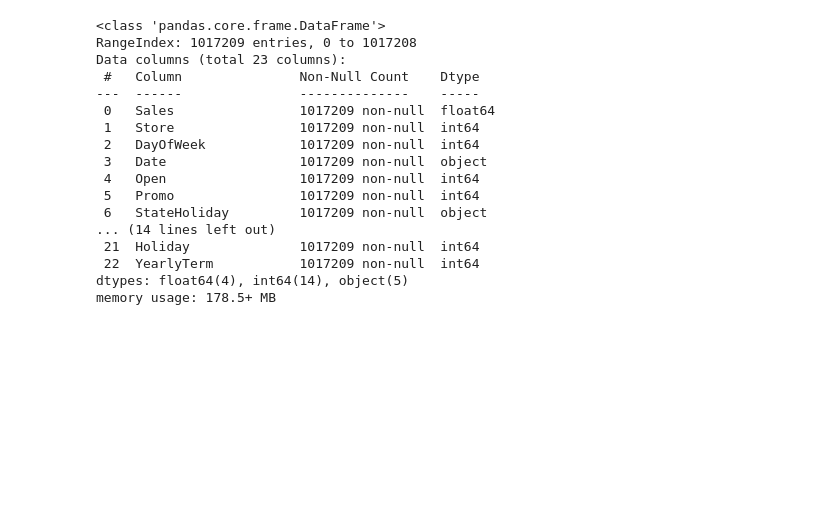
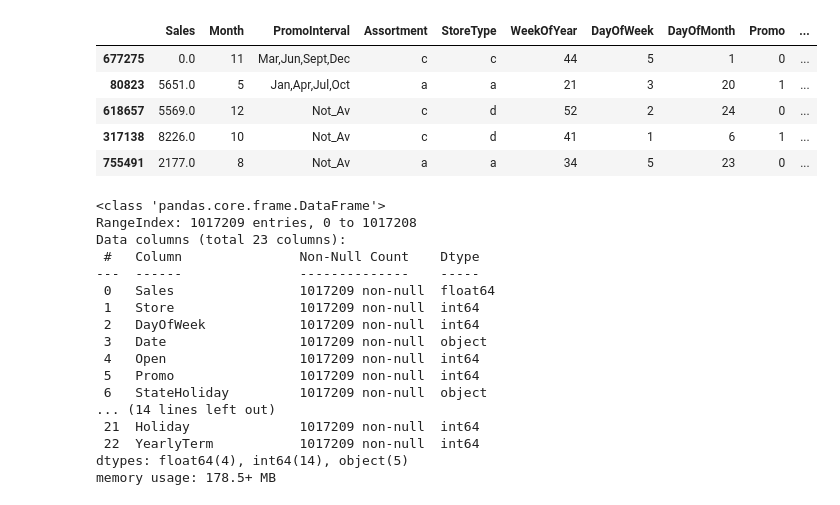
Before and after one commit to benbel376/time-series-data-sales-prediction, a Jupyter notebook: notebooks/machine_learning_modeling.ipynb, the cells around one changed output. Cells and saved outputs as stored; diff of their text form; code cells hidden in the pictures; blank space fills up the shorter version.

```diff
--- a/notebooks/machine_learning_modeling.ipynb
+++ b/notebooks/machine_learning_modeling.ipynb
@@ -33,6 +33,15 @@ DT = DataTransformer("../logs/data_model_notebook.log")
 # importing the data
 
 train = pd.read_csv("../data/train_store.csv")
+# %%
+train[["Sales", 'Month', 'PromoInterval', 'Assortment', 'StoreType','WeekOfYear', 'DayOfWeek', 'DayOfMonth', 'Promo', 'Store', 'CompetitionDistance', 'Open']].sample(50).head()
+# %% [output]
+|  | Sales | Month | PromoInterval | Assortment | StoreType | WeekOfYear | DayOfWeek | DayOfMonth | Promo | ... |
+| 677275 | 0.0 | 11 | Mar,Jun,Sept,Dec | c | c | 44 | 5 | 1 | 0 | ... |
+| 80823 | 5651.0 | 5 | Jan,Apr,Jul,Oct | a | a | 21 | 3 | 20 | 1 | ... |
+| 618657 | 5569.0 | 12 | Not_Av | c | d | 52 | 2 | 24 | 0 | ... |
+| 317138 | 8226.0 | 10 | Not_Av | c | d | 41 | 1 | 6 | 1 | ... |
+| 755491 | 2177.0 | 8 | Not_Av | a | a | 34 | 5 | 23 | 0 | ... |
 # %%
 # selecting out some features
 
```
Also changed, not shown: parts of 12 cells of this notebook, 3 other files.
